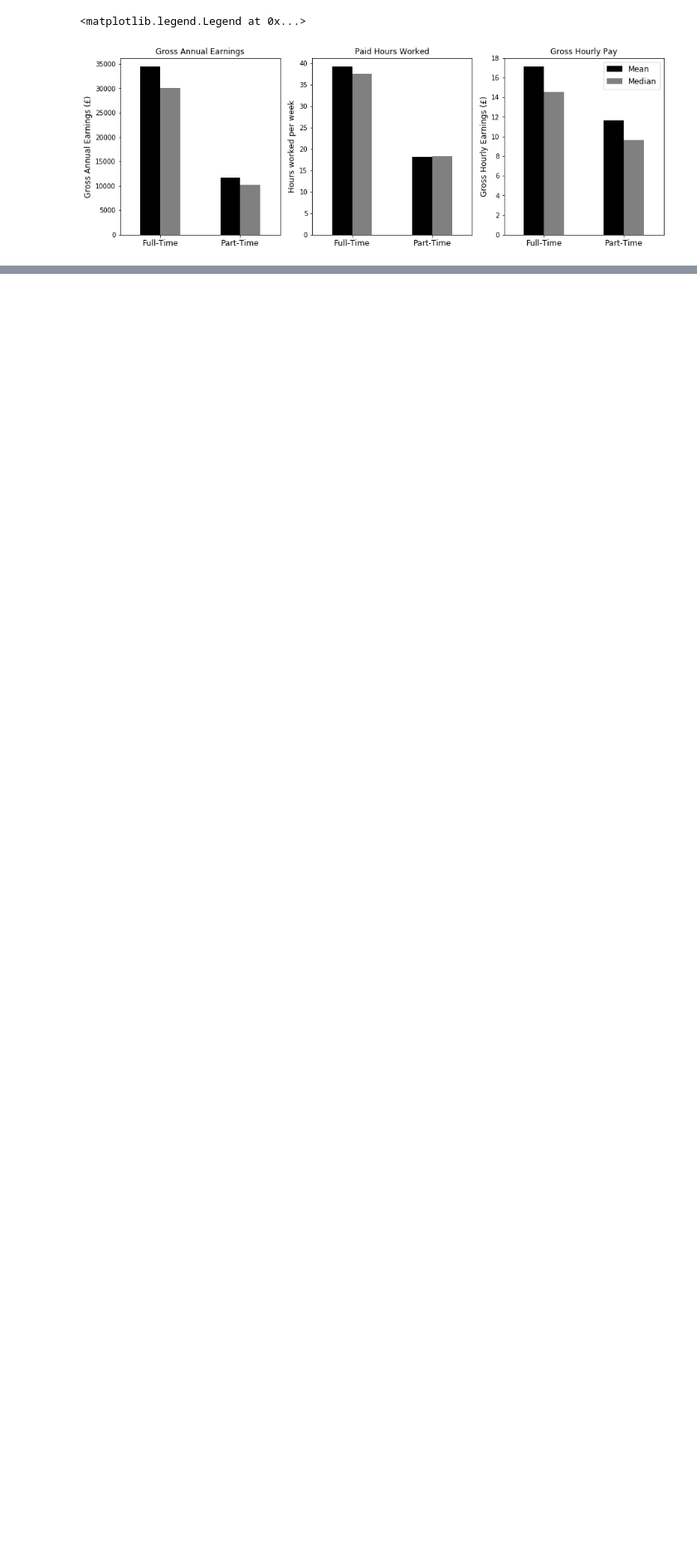
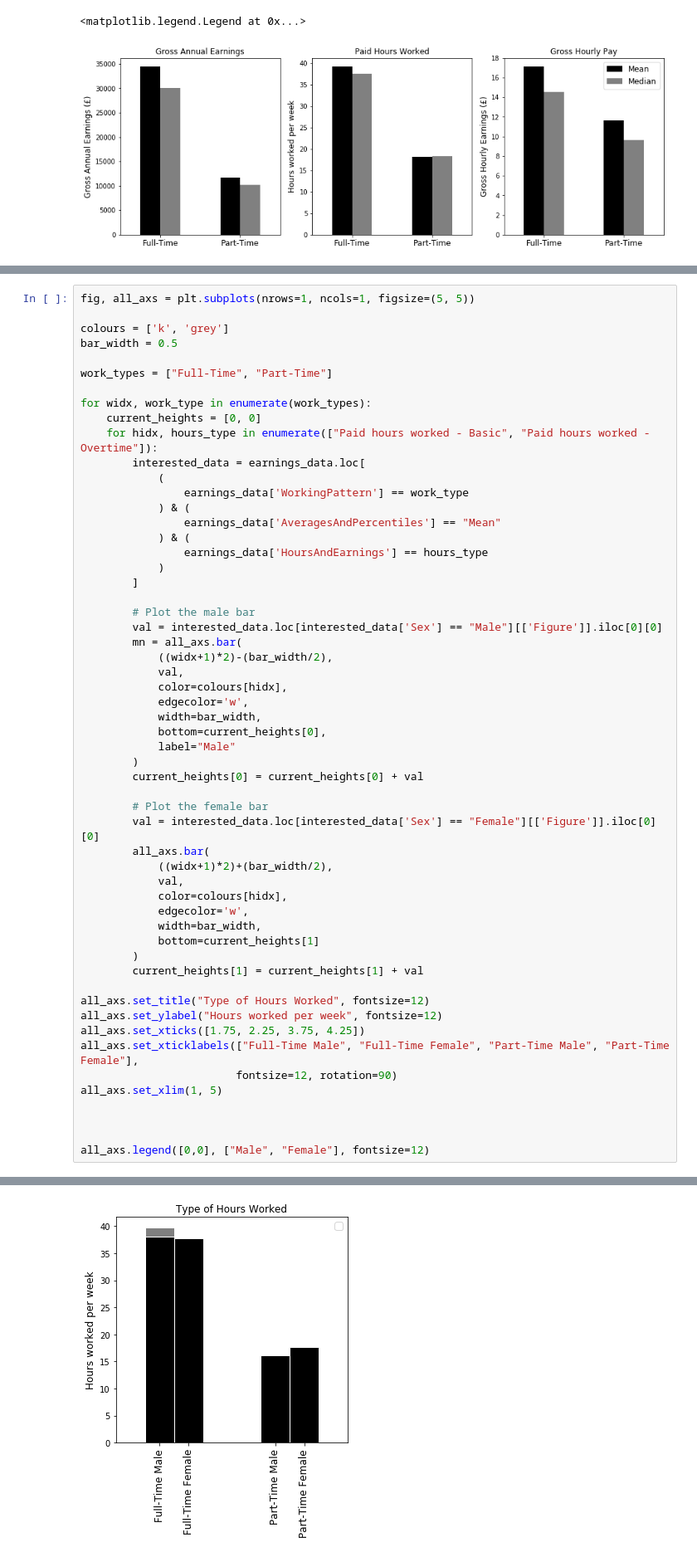
Before and after one commit to Sciprios/SwindonCovid, a Jupyter notebook: Salary/Earnings.ipynb, the cells around one changed output, grey strips where cells are left out. Shown at 83% size. Saved outputs shown, nothing was run; the diff lists cells and outputs as text; blank space fills up the shorter version.

```diff
--- a/Salary/Earnings.ipynb
+++ b/Salary/Earnings.ipynb
@@ -114,0 +161,57 @@ all_axs[2].legend([mn, me], ["Mean", "Median"], fontsize=12)
+# %%
+fig, all_axs = plt.subplots(nrows=1, ncols=1, figsize=(5, 5))
+
+colours = ['k', 'grey']
+bar_width = 0.5
+
+work_types = ["Full-Time", "Part-Time"]
+
+for widx, work_type in enumerate(work_types):
+    current_heights = [0, 0]
+    for hidx, hours_type in enumerate(["Paid hours worked - Basic", "Paid hours worked - Overtime"]):
+        interested_data = earnings_data.loc[
+            (
+                earnings_data['WorkingPattern'] == work_type
+            ) & (
+                earnings_data['AveragesAndPercentiles'] == "Mean"
+            ) & (
+                earnings_data['HoursAndEarnings'] == hours_type
+            )
+        ]
+
+        # Plot the male bar
+        val = interested_data.loc[interested_data['Sex'] == "Male"][['Figure']].iloc[0][0]
+        mn = all_axs.bar(
+            ((widx+1)*2)-(bar_width/2),
+            val,
+            color=colours[hidx],
+            edgecolor='w',
+            width=bar_width,
+            bottom=current_heights[0],
+            label="Male"
+        )
+        current_heights[0] = current_heights[0] + val
+
+        # Plot the female bar
+        val = interested_data.loc[interested_data['Sex'] == "Female"][['Figure']].iloc[0][0]
+        all_axs.bar(
+            ((widx+1)*2)+(bar_width/2),
+            val,
+            color=colours[hidx],
+            edgecolor='w',
+            width=bar_width,
+            bottom=current_heights[1]
+        )
+        current_heights[1] = current_heights[1] + val
+
+all_axs.set_title("Type of Hours Worked", fontsize=12)
+all_axs.set_ylabel("Hours worked per week", fontsize=12)
+all_axs.set_xticks([1.75, 2.25, 3.75, 4.25])
+all_axs.set_xticklabels(["Full-Time Male", "Full-Time Female", "Part-Time Male", "Part-Time Female"],
+                        fontsize=12, rotation=90)
+all_axs.set_xlim(1, 5)
+
+
+
+all_axs.legend([0,0], ["Male", "Female"], fontsize=12)
+# %% [output]
@@ -114,0 +219 @@ all_axs[2].legend([mn, me], ["Mean", "Median"], fontsize=12)
+[figure, added]
```
Also changed, not shown: parts of 4 cells of this notebook.
